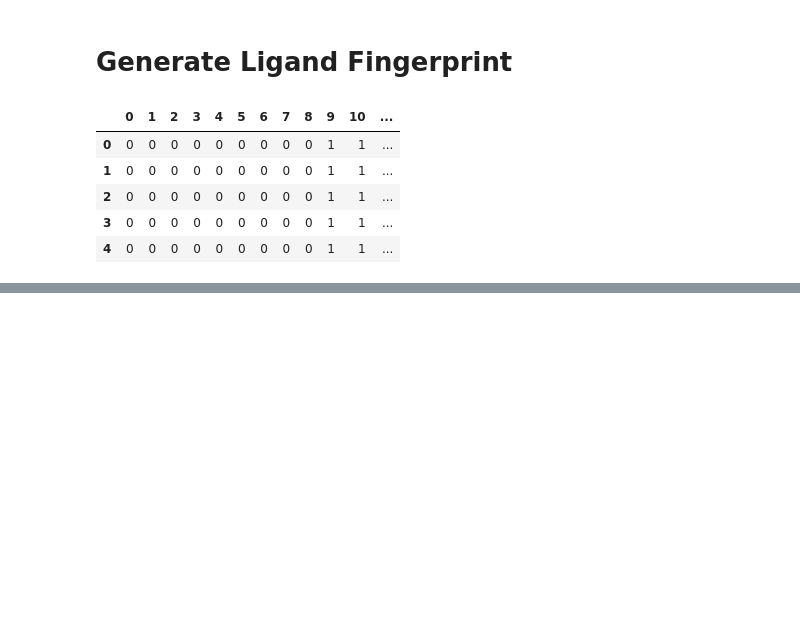
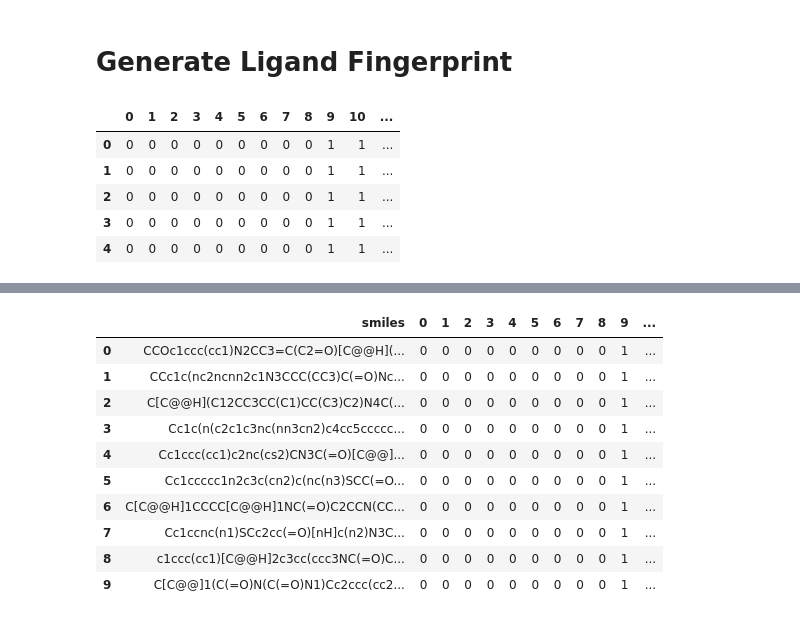
Before and after one commit to fzl-22/in-silico-approach-on-herbal-compound-identification, a Jupyter notebook: src/main.ipynb, the cells around one changed output, grey strips where cells are left out. Cells and saved outputs as stored; diff of their text form; code cells hidden in the pictures; blank space fills up the shorter version.

```diff
--- a/src/main.ipynb
+++ b/src/main.ipynb
@@ -311,0 +356,17 @@ compound_fingerprints_df.to_csv('../data/fingerprints/ligand_fingerprints.csv')
+# %%
+decoy_pubchem_fingerprint = pd.read_csv('../data/fingerprints/decoy_fingerprints.csv')
+decoy_pubchem_fingerprint.drop(columns=['Unnamed: 0'], axis=1, inplace=True)
+decoy_pubchem_fingerprint['class'] = 0
+decoy_pubchem_fingerprint.head(10)
+# %% [output]
+|  | smiles | 0 | 1 | 2 | 3 | 4 | 5 | 6 | 7 | 8 | 9 | ... |
+| 0 | CCOc1ccc(cc1)N2CC3=C(C2=O)[C@@H](... | 0 | 0 | 0 | 0 | 0 | 0 | 0 | 0 | 0 | 1 | ... |
+| 1 | CCc1c(nc2ncnn2c1N3CCC(CC3)C(=O)Nc... | 0 | 0 | 0 | 0 | 0 | 0 | 0 | 0 | 0 | 1 | ... |
+| 2 | C[C@@H](C12CC3CC(C1)CC(C3)C2)N4C(... | 0 | 0 | 0 | 0 | 0 | 0 | 0 | 0 | 0 | 1 | ... |
+| 3 | Cc1c(n(c2c1c3nc(nn3cn2)c4cc5ccccc... | 0 | 0 | 0 | 0 | 0 | 0 | 0 | 0 | 0 | 1 | ... |
+| 4 | Cc1ccc(cc1)c2nc(cs2)CN3C(=O)[C@@]... | 0 | 0 | 0 | 0 | 0 | 0 | 0 | 0 | 0 | 1 | ... |
+| 5 | Cc1ccccc1n2c3c(cn2)c(nc(n3)SCC(=O... | 0 | 0 | 0 | 0 | 0 | 0 | 0 | 0 | 0 | 1 | ... |
+| 6 | C[C@@H]1CCCC[C@@H]1NC(=O)C2CCN(CC... | 0 | 0 | 0 | 0 | 0 | 0 | 0 | 0 | 0 | 1 | ... |
+| 7 | Cc1ccnc(n1)SCc2cc(=O)[nH]c(n2)N3C... | 0 | 0 | 0 | 0 | 0 | 0 | 0 | 0 | 0 | 1 | ... |
+| 8 | c1ccc(cc1)[C@@H]2c3cc(ccc3NC(=O)C... | 0 | 0 | 0 | 0 | 0 | 0 | 0 | 0 | 0 | 1 | ... |
+| 9 | C[C@@]1(C(=O)N(C(=O)N1)Cc2ccc(cc2... | 0 | 0 | 0 | 0 | 0 | 0 | 0 | 0 | 0 | 1 | ... |
```
Also changed, not shown: parts of 8 cells of this notebook, 8 other files.
